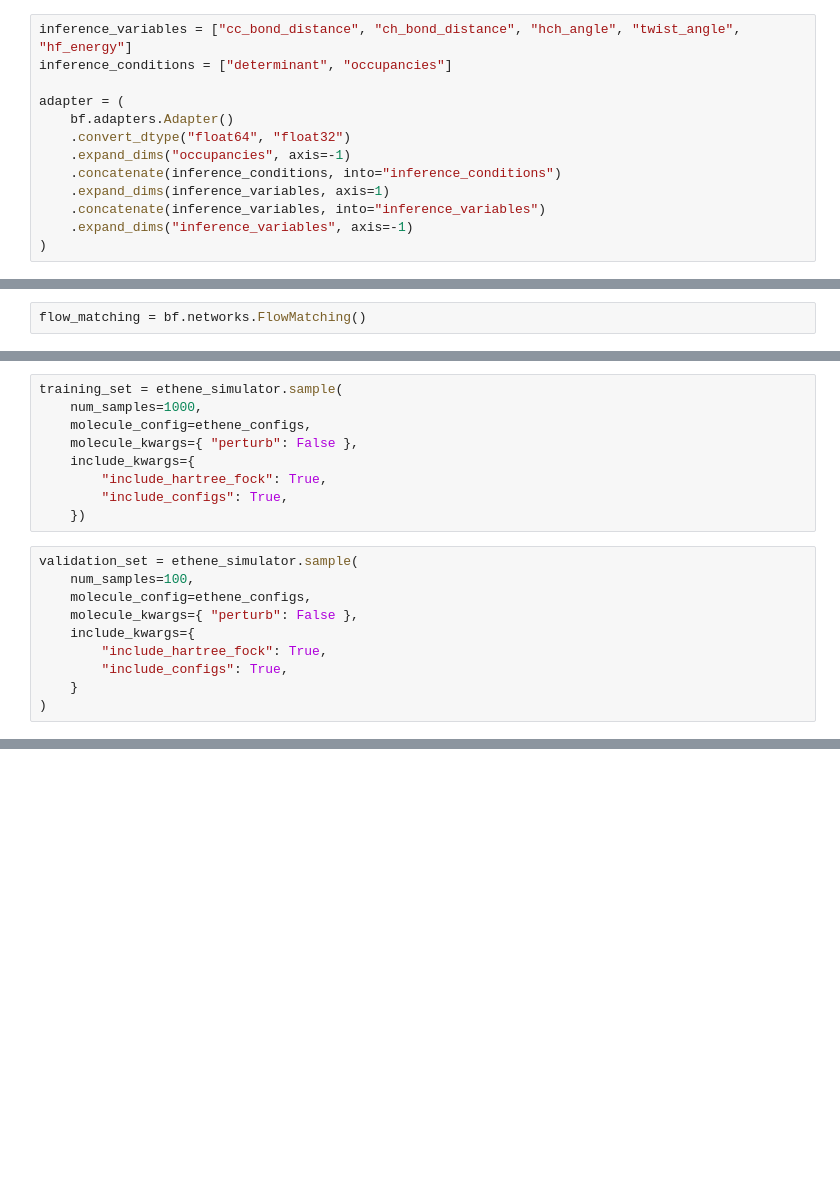
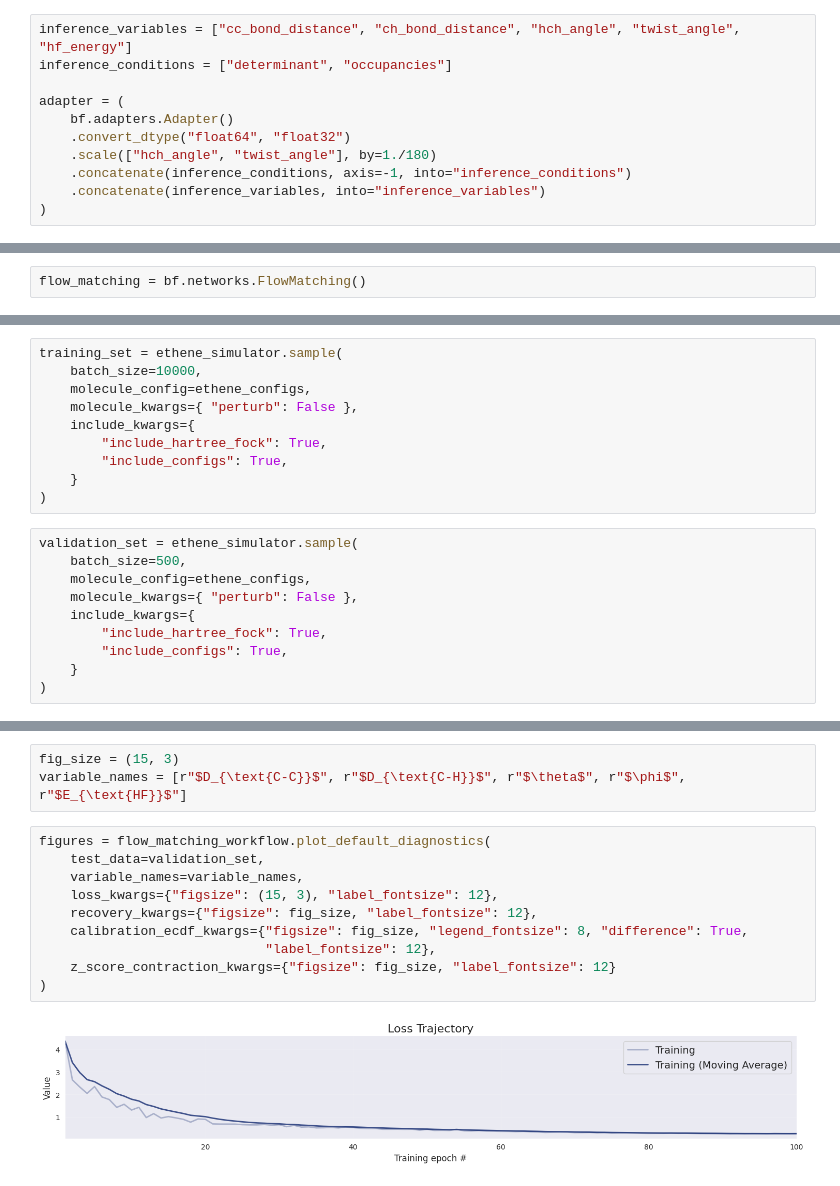
Before and after one commit to jerrymhuang/CC-SBI, a Jupyter notebook: playgrounds/geometry_learning_playground.ipynb, the cells around one changed output, grey strips where cells are left out. Drawn from its saved outputs; the diff is of its cells as text; blank space fills up the shorter version.

```diff
--- a/playgrounds/geometry_learning_playground.ipynb
+++ b/playgrounds/geometry_learning_playground.ipynb
@@ -62,11 +67,9 @@ inference_conditions = ["determinant", "occupancies"]
 adapter = (
     bf.adapters.Adapter()
     .convert_dtype("float64", "float32")
-    .expand_dims("occupancies", axis=-1)
-    .concatenate(inference_conditions, into="inference_conditions")
-    .expand_dims(inference_variables, axis=1)
+    .scale(["hch_angle", "twist_angle"], by=1./180)
+    .concatenate(inference_conditions, axis=-1, into="inference_conditions")
     .concatenate(inference_variables, into="inference_variables")
-    .expand_dims("inference_variables", axis=-1)
 )
 # %%
 adapted_sims = adapter(ethene_simulator.sample(
@@ -96,15 +109,16 @@ flow_matching_workflow = bf.workflows.BasicWorkflow(
 # %%
 training_set = ethene_simulator.sample(
-    num_samples=1000,
+    batch_size=10000,
     molecule_config=ethene_configs,
     molecule_kwargs={ "perturb": False },
     include_kwargs={
         "include_hartree_fock": True,
         "include_configs": True,
-    })
+    }
+)
 # %%
 validation_set = ethene_simulator.sample(
-    num_samples=100,
+    batch_size=500,
     molecule_config=ethene_configs,
     molecule_kwargs={ "perturb": False },
     include_kwargs={
@@ -128,0 +177,15 @@ TypeError: 'NoneType' object is not callable
+# %%
+fig_size = (15, 3)
+variable_names = [r"$D_{\text{C-C}}$", r"$D_{\text{C-H}}$", r"$\theta$", r"$\phi$", r"$E_{\text{HF}}$"]
+# %%
+figures = flow_matching_workflow.plot_default_diagnostics(
+    test_data=validation_set,
+    variable_names=variable_names,
+    loss_kwargs={"figsize": (15, 3), "label_fontsize": 12},
+    recovery_kwargs={"figsize": fig_size, "label_fontsize": 12},
+    calibration_ecdf_kwargs={"figsize": fig_size, "legend_fontsize": 8, "difference": True,
+                             "label_fontsize": 12},
+    z_score_contraction_kwargs={"figsize": fig_size, "label_fontsize": 12}
+)
+# %% [output]
+[figure, added]
```
Also changed, not shown: parts of 10 cells of this notebook, 3 other files.
